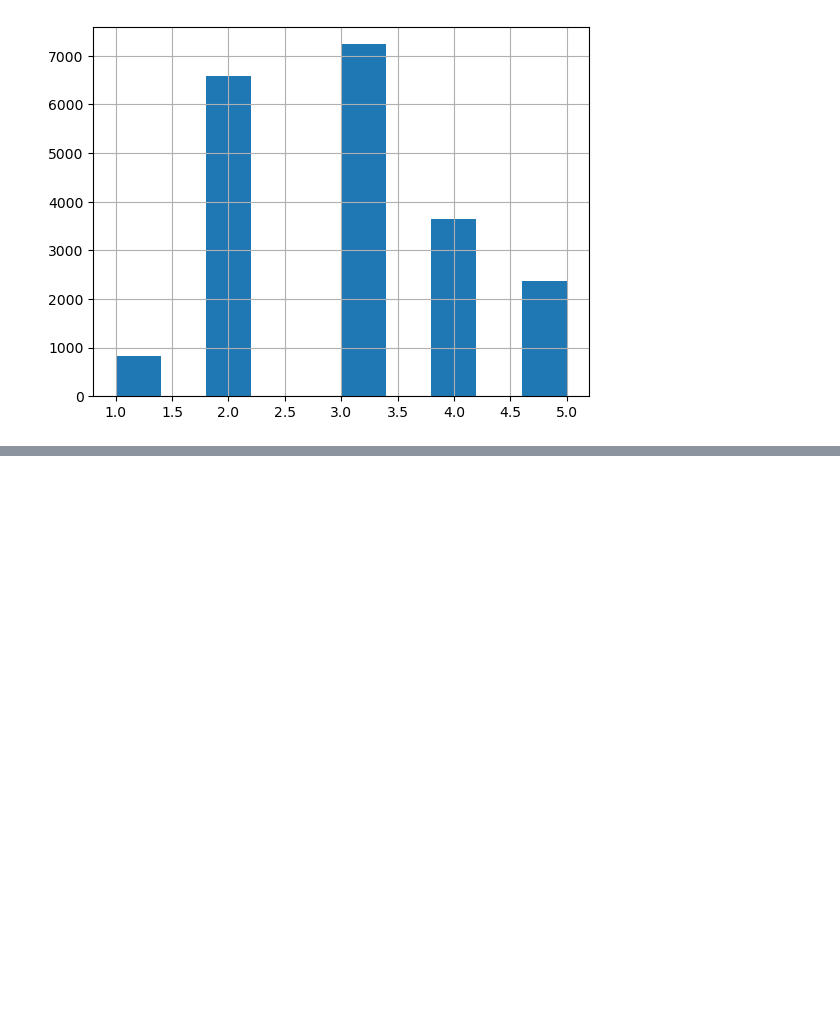
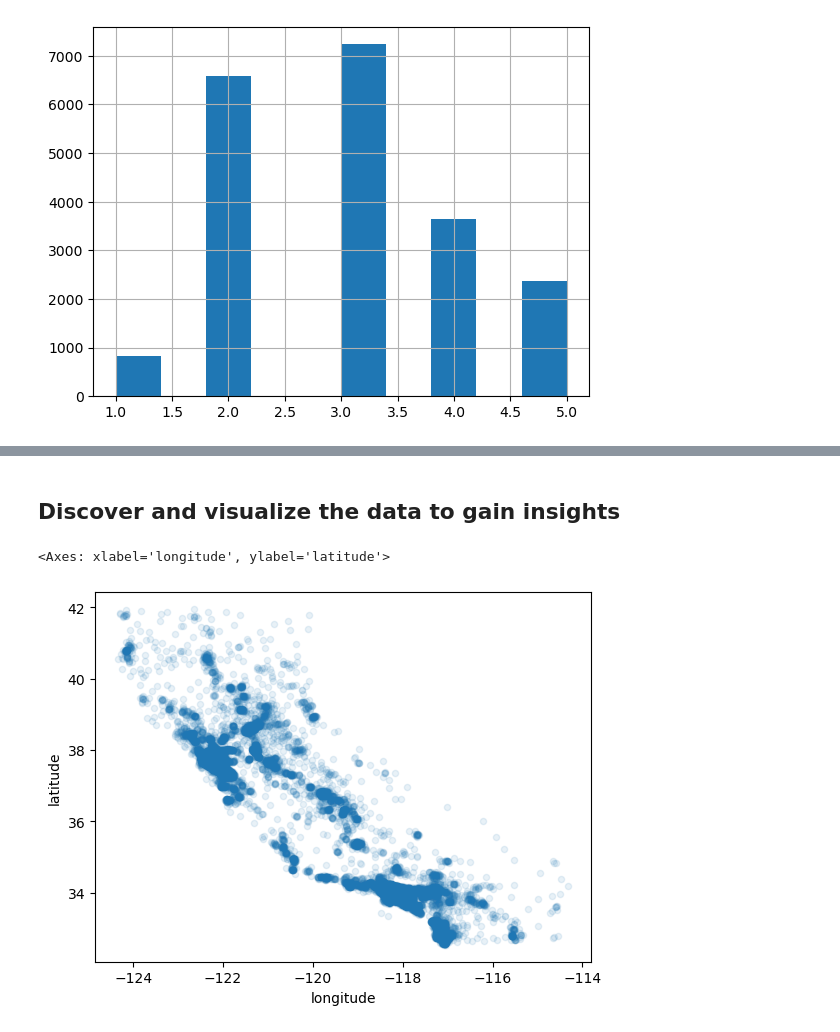
Before and after one commit to wsser09/Predictive-Intelligence-Lab, a Jupyter notebook: california_housing_prices/main.ipynb, the cells around one changed output, grey strips where cells are left out. Cells and saved outputs as stored; diff of their text form; code cells hidden in the pictures; blank space fills up the shorter version.

Commit message:
Un poco de visualización agregada

```diff
--- a/california_housing_prices/main.ipynb
+++ b/california_housing_prices/main.ipynb
@@ -227,0 +241,11 @@ for train_index, test_index in split.split(housing, housing["income_cat"]):
+# %% [markdown]
+## Discover and visualize the data to gain insights
+# %%
+##plotting latitude and longitude
+#with high density of data points (alpha)
+
+housing = strat_train_set.copy()
+housing.plot(kind="scatter", x="longitude", y="latitude", alpha=0.1)
+# %% [output]
+<Axes: xlabel='longitude', ylabel='latitude'>
+[figure, added]
```
Also changed, not shown: parts of 5 cells of this notebook.
